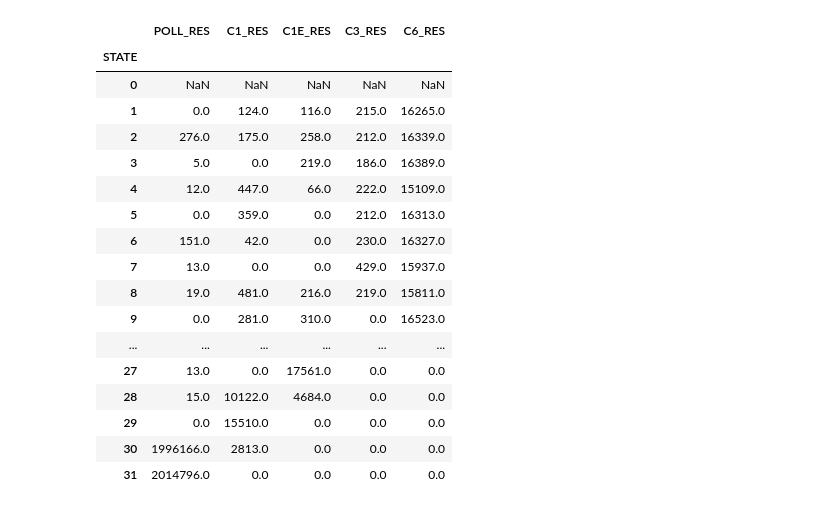
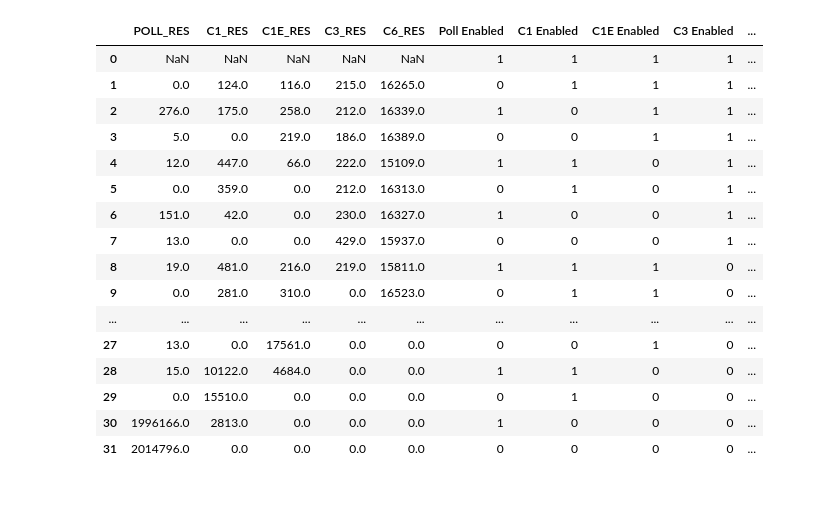
Before and after one commit to EEStrmCmptng/experiment-scripts, a Jupyter notebook: jg/cstate-experiments/cstate.ipynb, the cells around one changed output. Drawn from its saved outputs; the diff is of its cells as text; code cells hidden in the pictures.

Commit message:
expanded table and added plots for cstate experiments

```diff
--- a/jg/cstate-experiments/cstate.ipynb
+++ b/jg/cstate-experiments/cstate.ipynb
@@ -36,0 +1,12 @@ display(df)
+# %%
+#Experiment was run with a c6220 Node.
+
+import pandas as pd
+
+df = pd.read_csv("./results.csv")
+df['Poll Enabled'] = df['STATE'].apply(lambda x: 0 if (x & 1) != 0 else 1)
+df['C1 Enabled'] = df['STATE'].apply(lambda x: 0 if (x & 2) != 0 else 1)
+df['C1E Enabled'] = df['STATE'].apply(lambda x: 0 if (x & 4) != 0 else 1)
+df['C3 Enabled'] = df['STATE'].apply(lambda x: 0 if (x & 8) != 0 else 1)
+df['C6 Enabled'] = df['STATE'].apply(lambda x: 0 if (x & 16) != 0 else 1)
+display(df)
@@ -37,25 +56,26 @@ display(df)
 # %%
 # Obtaining the differences between values in residency
 
 df2 = df[['POLL_RES', 'C1_RES', 'C1E_RES', 'C3_RES', 'C6_RES']]
+enabledCols = ['Poll Enabled', 'C1 Enabled', 'C1E Enabled', 'C3 Enabled', 'C6 Enabled']
 df2 = df2.diff()
+df2[enabledCols] = df[enabledCols]
 display(df2)
 # %% [output]
-|  | POLL_RES | C1_RES | C1E_RES | C3_RES | C6_RES |
-| STATE |  |  |  |  |  |
-| 0 | NaN | NaN | NaN | NaN | NaN |
-| 1 | 0.0 | 124.0 | 116.0 | 215.0 | 16265.0 |
-| 2 | 276.0 | 175.0 | 258.0 | 212.0 | 16339.0 |
-| 3 | 5.0 | 0.0 | 219.0 | 186.0 | 16389.0 |
-| 4 | 12.0 | 447.0 | 66.0 | 222.0 | 15109.0 |
-| 5 | 0.0 | 359.0 | 0.0 | 212.0 | 16313.0 |
-| 6 | 151.0 | 42.0 | 0.0 | 230.0 | 16327.0 |
-| 7 | 13.0 | 0.0 | 0.0 | 429.0 | 15937.0 |
-| 8 | 19.0 | 481.0 | 216.0 | 219.0 | 15811.0 |
-| 9 | 0.0 | 281.0 | 310.0 | 0.0 | 16523.0 |
-| ... | ... | ... | ... | ... | ... |
-| 27 | 13.0 | 0.0 | 17561.0 | 0.0 | 0.0 |
-| 28 | 15.0 | 10122.0 | 4684.0 | 0.0 | 0.0 |
-| 29 | 0.0 | 15510.0 | 0.0 | 0.0 | 0.0 |
-| 30 | 1996166.0 | 2813.0 | 0.0 | 0.0 | 0.0 |
-| 31 | 2014796.0 | 0.0 | 0.0 | 0.0 | 0.0 |
+|  | POLL_RES | C1_RES | C1E_RES | C3_RES | C6_RES | Poll Enabled | C1 Enabled | C1E Enabled | C3 Enabled | ... |
+| 0 | NaN | NaN | NaN | NaN | NaN | 1 | 1 | 1 | 1 | ... |
+| 1 | 0.0 | 124.0 | 116.0 | 215.0 | 16265.0 | 0 | 1 | 1 | 1 | ... |
+| 2 | 276.0 | 175.0 | 258.0 | 212.0 | 16339.0 | 1 | 0 | 1 | 1 | ... |
+| 3 | 5.0 | 0.0 | 219.0 | 186.0 | 16389.0 | 0 | 0 | 1 | 1 | ... |
+| 4 | 12.0 | 447.0 | 66.0 | 222.0 | 15109.0 | 1 | 1 | 0 | 1 | ... |
+| 5 | 0.0 | 359.0 | 0.0 | 212.0 | 16313.0 | 0 | 1 | 0 | 1 | ... |
+| 6 | 151.0 | 42.0 | 0.0 | 230.0 | 16327.0 | 1 | 0 | 0 | 1 | ... |
+| 7 | 13.0 | 0.0 | 0.0 | 429.0 | 15937.0 | 0 | 0 | 0 | 1 | ... |
+| 8 | 19.0 | 481.0 | 216.0 | 219.0 | 15811.0 | 1 | 1 | 1 | 0 | ... |
+| 9 | 0.0 | 281.0 | 310.0 | 0.0 | 16523.0 | 0 | 1 | 1 | 0 | ... |
+| ... | ... | ... | ... | ... | ... | ... | ... | ... | ... | ... |
+| 27 | 13.0 | 0.0 | 17561.0 | 0.0 | 0.0 | 0 | 0 | 1 | 0 | ... |
+| 28 | 15.0 | 10122.0 | 4684.0 | 0.0 | 0.0 | 1 | 1 | 0 | 0 | ... |
+| 29 | 0.0 | 15510.0 | 0.0 | 0.0 | 0.0 | 0 | 1 | 0 | 0 | ... |
+| 30 | 1996166.0 | 2813.0 | 0.0 | 0.0 | 0.0 | 1 | 0 | 0 | 0 | ... |
+| 31 | 2014796.0 | 0.0 | 0.0 | 0.0 | 0.0 | 0 | 0 | 0 | 0 | ... |
```
Also changed, not shown: parts of 4 cells of this notebook.
